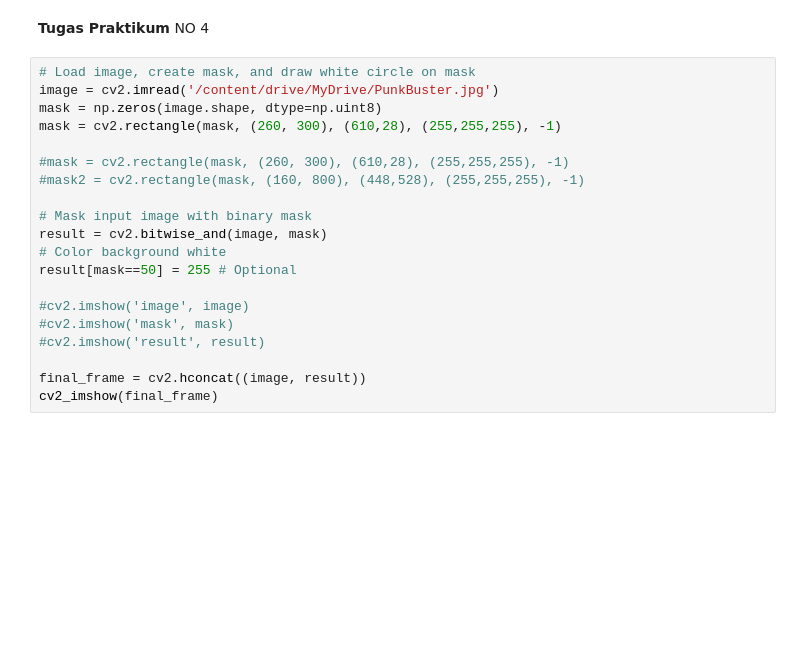
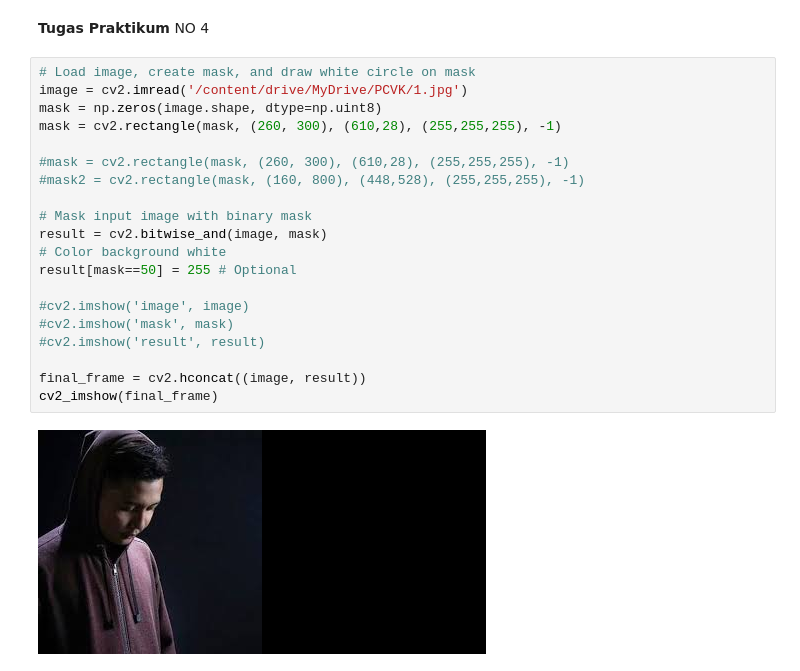
Before and after one commit to MahendraFirmansyah/PVCK_Genap_2021, a Jupyter notebook: Week5.ipynb, the cells around one changed output. Drawn from its saved outputs; the diff is of its cells as text; blank space fills up the shorter version.

```diff
--- a/Week5.ipynb
+++ b/Week5.ipynb
@@ -46,22 +51,24 @@ NO 3
 NO 4
 # %%
 # Load image, create mask, and draw white circle on mask
-image = cv2.imread('/content/drive/MyDrive/PunkBuster.jpg')
+image = cv2.imread('/content/drive/MyDrive/PCVK/1.jpg')
 mask = np.zeros(image.shape, dtype=np.uint8)
 mask = cv2.rectangle(mask, (260, 300), (610,28), (255,255,255), -1)
 
 #mask = cv2.rectangle(mask, (260, 300), (610,28), (255,255,255), -1)
 #mask2 = cv2.rectangle(mask, (160, 800), (448,528), (255,255,255), -1)
 
 # Mask input image with binary mask
 result = cv2.bitwise_and(image, mask)
 # Color background white
 result[mask==50] = 255 # Optional
 
 #cv2.imshow('image', image)
 #cv2.imshow('mask', mask)
 #cv2.imshow('result', result)
 
 final_frame = cv2.hconcat((image, result))
 cv2_imshow(final_frame)
+# %% [output]
+[figure, added]
 # %%
```
Also changed, not shown: parts of 3 cells of this notebook.
